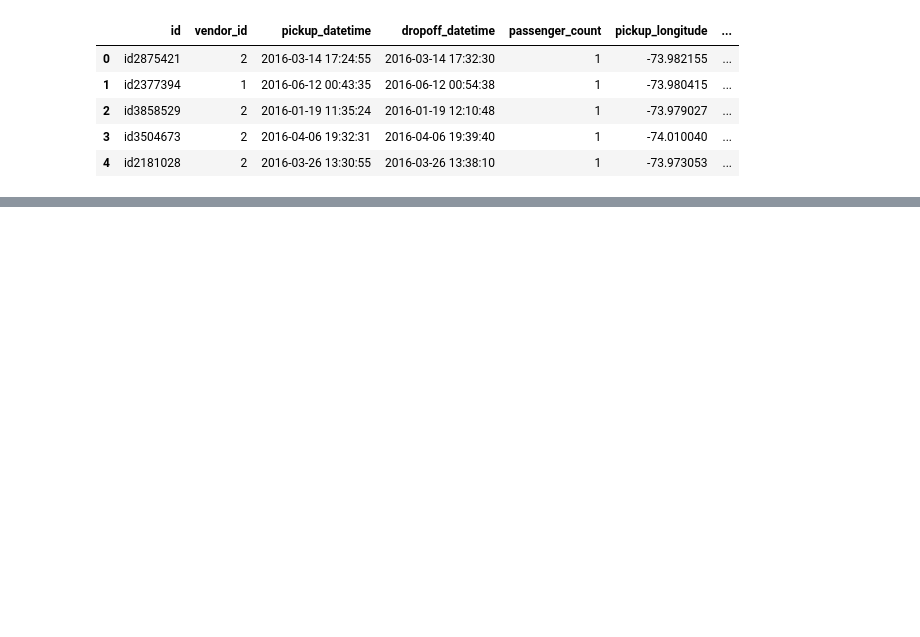
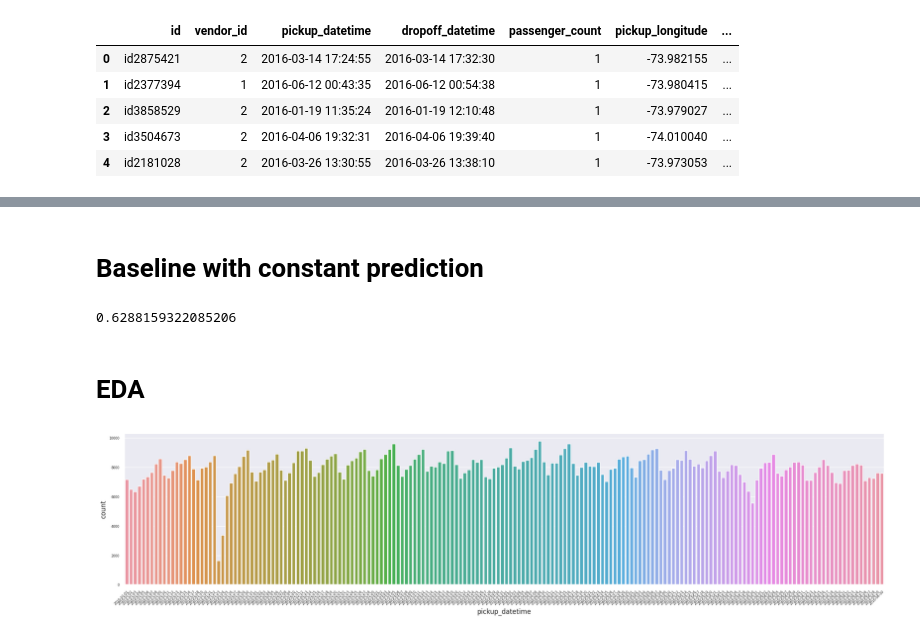
Before and after one commit to bulatibrr/nyc-taxi-trip-duration, a Jupyter notebook: nyc-taxi.ipynb, the cells around one changed output, grey strips where cells are left out. Cells and saved outputs as stored; diff of their text form; code cells hidden in the pictures; blank space fills up the shorter version.

Commit message:
add baseline and preproc

```diff
--- a/nyc-taxi.ipynb
+++ b/nyc-taxi.ipynb
@@ -6,0 +19,6 @@ import seaborn as sns
+# %%
+def get_countplot(values: pd.Series) -> None:
+    fig, ax = plt.subplots(figsize=(25, 5))
+    sns.countplot(x=values)
+    ax.tick_params(axis='both', which='major', labelsize=6)
+    ax.set_xticklabels(ax.get_xticklabels(), rotation=45, ha='right', rotation_mode='anchor')
@@ -16,0 +43,3 @@ data.head()
+# %%
+dataf = data.copy()
+dataf.head()
@@ -16,0 +53,7 @@ data.head()
+# %%
+dataf = dataf.drop(
+    columns=['dropoff_datetime']
+).astype(
+    {'pickup_datetime': 'datetime64[ns]'}
+)
+dataf.head()
@@ -16,0 +67,4 @@ data.head()
+# %%
+dataf['log_trip_duration'] = np.log1p(dataf.trip_duration + 1)
+dataf = dataf.drop(columns='trip_duration')
+dataf.head()
@@ -16,0 +78,12 @@ data.head()
+# %% [markdown]
+# Baseline with constant prediction
+# %%
+mse(dataf.log_trip_duration, np.full((len(dataf),), 6.5))
+# %% [output]
+0.6288159322085206
+# %% [markdown]
+# EDA
+# %%
+get_countplot(dataf.pickup_datetime.dt.date.sort_values())
+# %% [output]
+[figure, added]
```
Also changed, not shown: parts of 14 cells of this notebook.
